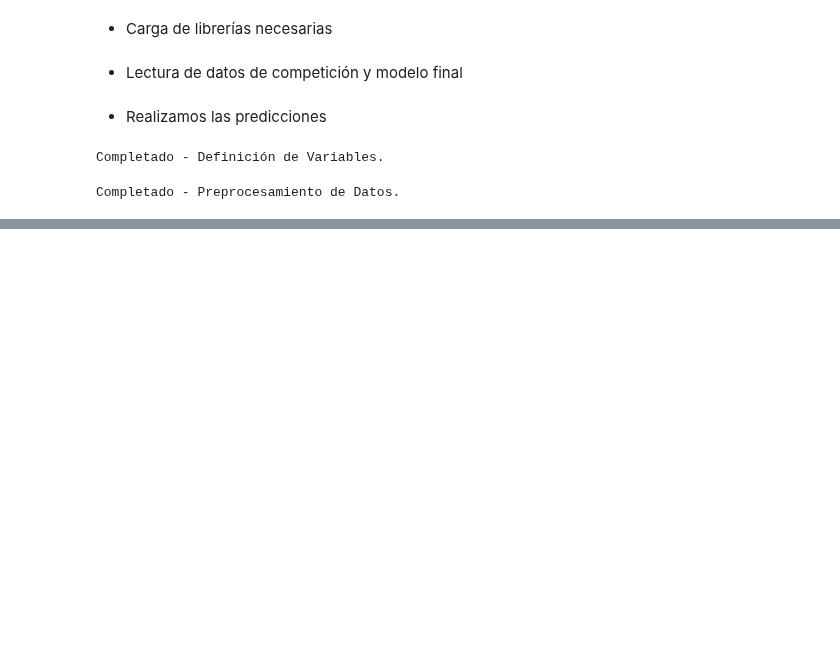
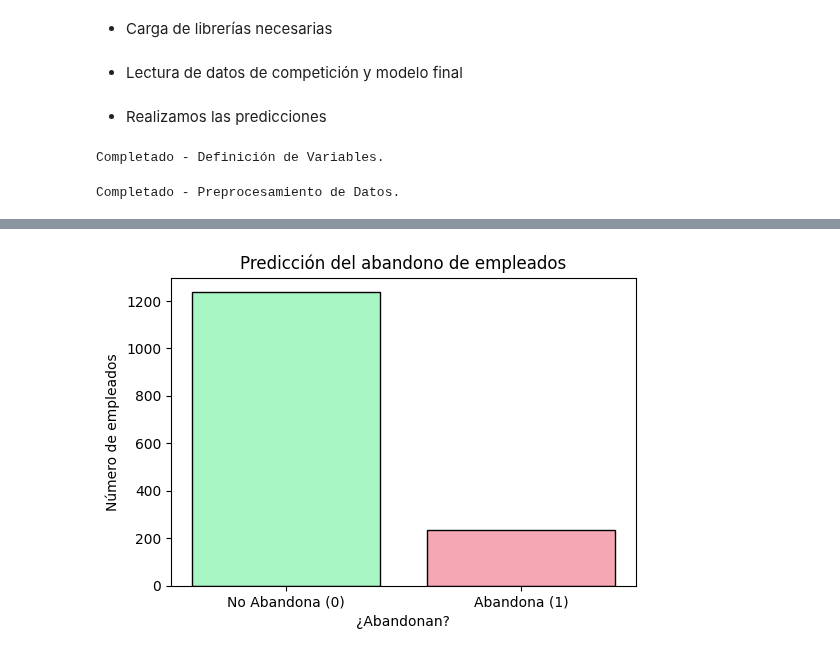
Before and after one commit to kevinMGII/Grupo7-Practica1, a Jupyter notebook: Grupo7_Practica1_ModeloFinal.ipynb, the cells around one changed output, grey strips where cells are left out. Cells and saved outputs as stored; diff of their text form; code cells hidden in the pictures; blank space fills up the shorter version.

Commit message:
[Completado: Notebook2] - Últimos ajustes en el código, implementación de gráfico para visualizar las predicciones, comentarios en el código y explicaciones breves.

```diff
--- a/Grupo7_Practica1_ModeloFinal.ipynb
+++ b/Grupo7_Practica1_ModeloFinal.ipynb
@@ -45,7 +45,7 @@ Completado - Definición de Variables.
 # %%
 # 2.- PREPROCESAMIENTO DE DATOS
 
-preprocessor = ColumnTransformer(                                               # Utilizamos ColumnTransformer para aplicar transformar columnas no numéricas a numéricas
+preprocesador = ColumnTransformer(                                               # Utilizamos ColumnTransformer para aplicar transformar columnas no numéricas a numéricas
     transformers=[
         ('cat', OneHotEncoder(drop='first'), categorical_features),             # Aplicamos OneHotEncoding a las variables categóricas
         ('ord', OrdinalEncoder(categories=ordinal_mapping), ordinal_features)   # Aplicamos OrdinalEndocing a las variables ordinales
@@ -56,8 +56,8 @@ preprocessor = ColumnTransformer(
 data_test = data_test.drop(columns=drop_columns)                                            # Eliminamos las columnas innecesarias
 data_test = data_test.drop(columns=["Attrition"], errors='ignore')                          # Eliminamos la columna Attrition del conjunto de test
 
-data_test = preprocessor.fit_transform(data_test)                                           # Eliminamos las columnas innecesarias
-data_test = pd.DataFrame(data_test, columns=preprocessor.get_feature_names_out())           # Utilizamos el preprocessor.fit para aplicarlo
+data_test = preprocesador.fit_transform(data_test)                                           # Eliminamos las columnas innecesarias
+data_test = pd.DataFrame(data_test, columns=preprocesador.get_feature_names_out())           # Utilizamos el preprocessor.fit para aplicarlo
 
 print("Completado - Preprocesamiento de Datos.")                                # Mostramos un mensaje por pantalla, funcionamiento correcto
 # %% [output]
@@ -77,0 +86,16 @@ Name: count, dtype: int64
+# %%
+predicciones = df_predicciones["Predicción"]                                    # Sacamos la columna de predicciones
+conteo_por_clase = predicciones.value_counts()                                  # Cuantas veces aparece cada clase (Si/No)
+conteo = conteo_por_clase.sort_index()                                          # Ordenamos primero 0 y luego 1
+
+eje_x = ['No Abandona (0)', 'Abandona (1)']                                     # Etiquetas del eje x
+colores = ['#a7f6c4', '#f6a7b4']                                                # Colores pastel representativos (hexa obtenido de Photoshop)
+
+plt.figure(figsize=(6, 4))                                                      # Tamaño que tiene el grafico
+plt.bar(eje_x, conteo, color=colores, edgecolor='black')                        # Creamos el grafico
+plt.title("Predicción del abandono de empleados")                               # Título para el grafico
+plt.ylabel("Número de empleados")                                               # Etiqueta para el eje y
+plt.xlabel("¿Abandonan?")                                                       # Etiqueta para el eje x
+plt.show()                                                                      # Mostramos el grafico
+# %% [output]
+[figure, added]
```
Also changed, not shown: parts of 6 cells of this notebook.
